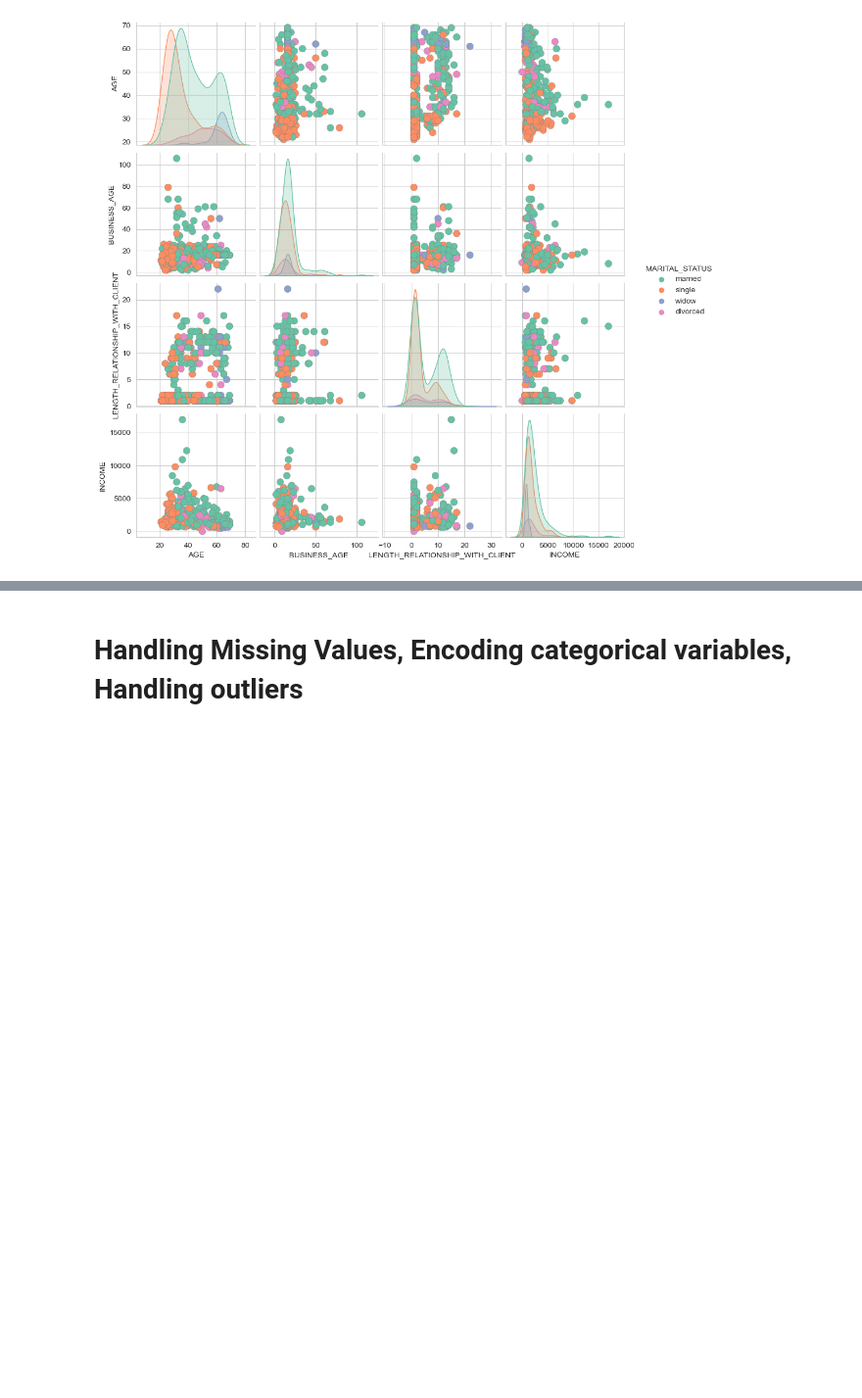
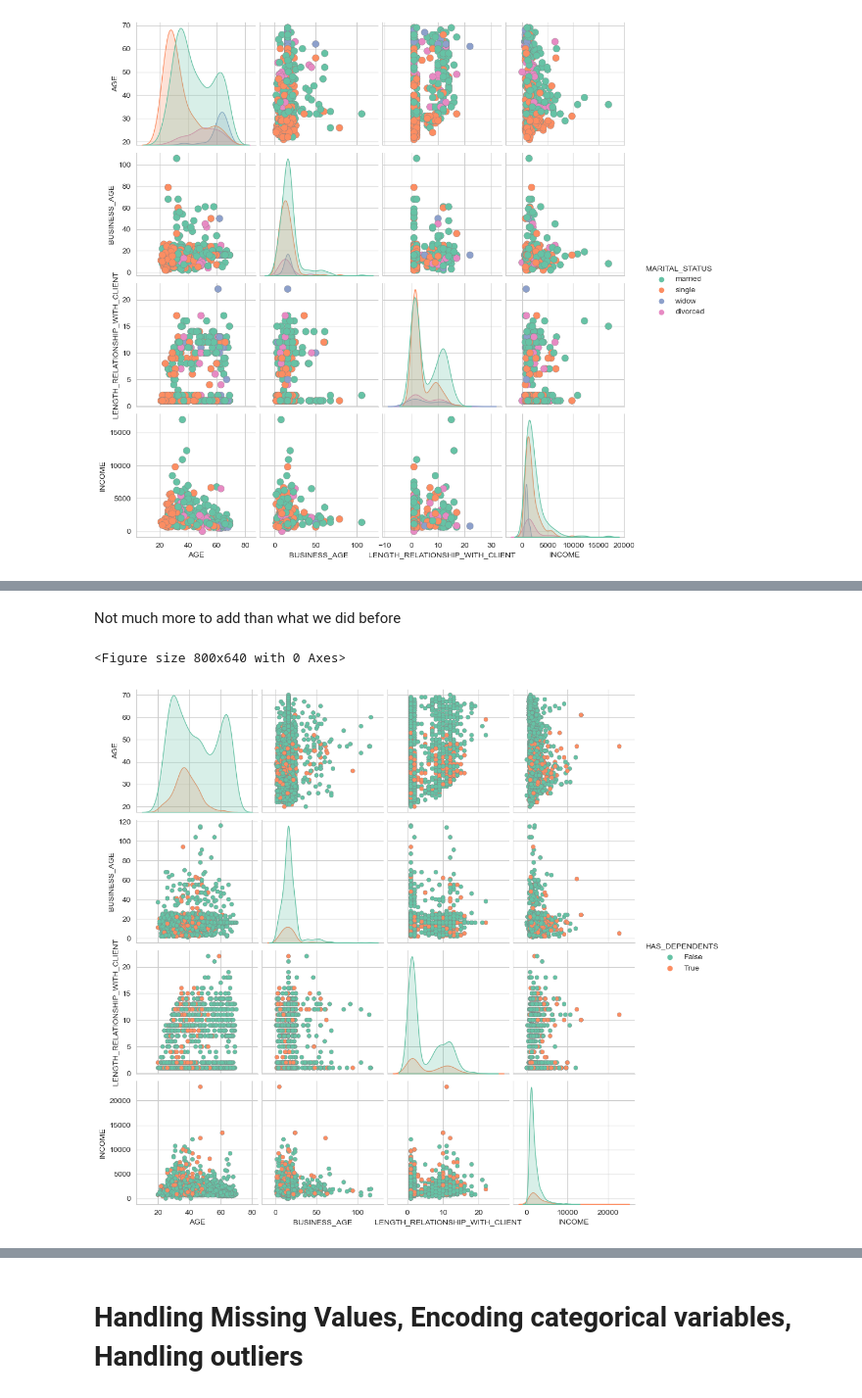
Before and after one commit to Michael-Pytel/Consumer-Loans-Analysis, a Jupyter notebook: src/eda_processing.ipynb, the cells around one changed output, grey strips where cells are left out. Shown at 98% size. Cells and saved outputs as stored; diff of their text form; code cells hidden in the pictures; blank space fills up the shorter version.

```diff
--- a/src/eda_processing.ipynb
+++ b/src/eda_processing.ipynb
@@ -373,0 +435,29 @@ Here there are no groups visible within these features
+# %% [markdown]
+Not much more to add than what we did before
+# %%
+import warnings
+
+warnings.filterwarnings("ignore")
+selected_columns = [
+    "AGE",
+    "HAS_DEPENDENTS",
+    "BUSINESS_AGE",
+    "LENGTH_RELATIONSHIP_WITH_CLIENT",
+    "INCOME",
+]
+subset_df = df[selected_columns].sample(frac=0.1, random_state=1)
+
+
+plt.figure(figsize=(10, 8), dpi=80)
+sns.pairplot(
+    subset_df,
+    kind="scatter",
+    hue="HAS_DEPENDENTS",
+    plot_kws=dict(s=30, edgecolor="gray", linewidth=0.3),
+    palette="Set2",
+)
+plt.show()
+warnings.resetwarnings()
+# %% [output]
+<Figure size 800x640 with 0 Axes>
+[figure, added]
```
Also changed, not shown: parts of 14 cells of this notebook.
